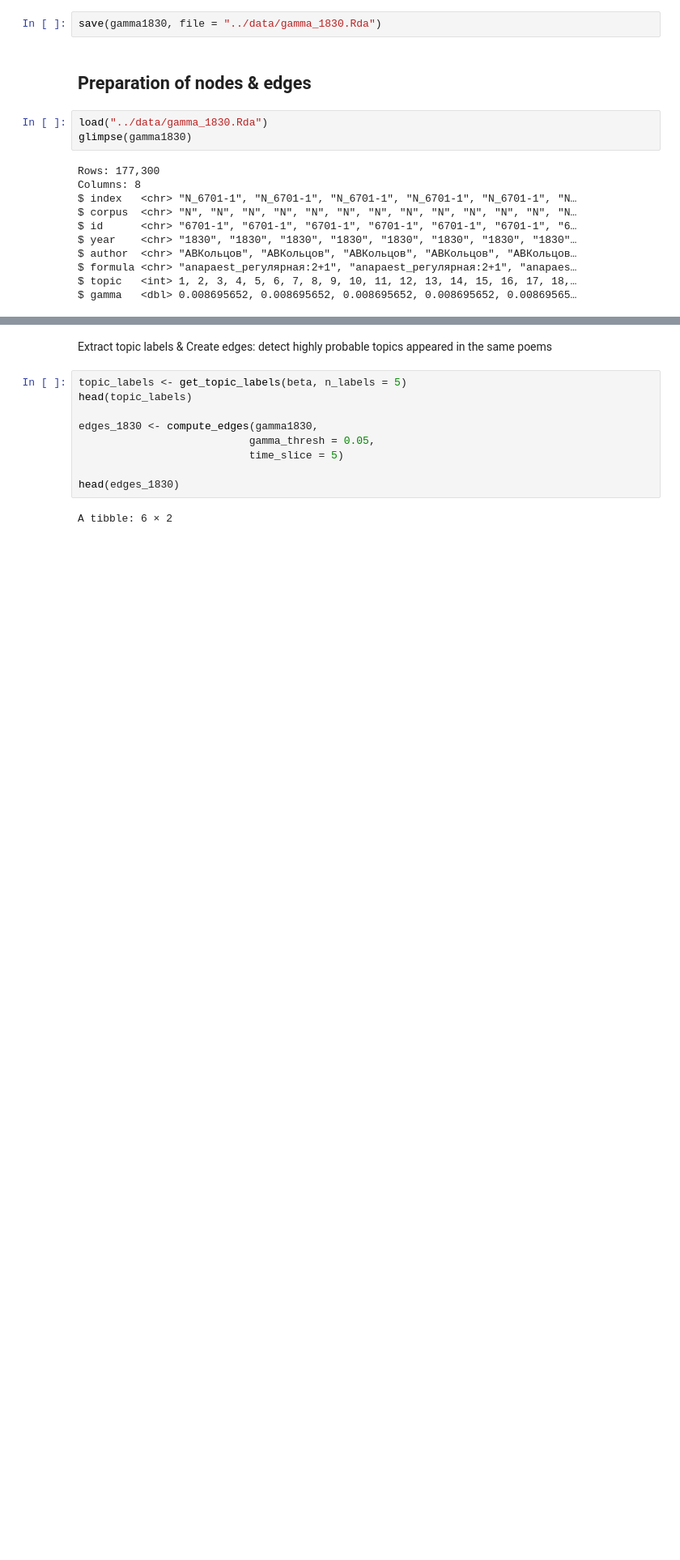
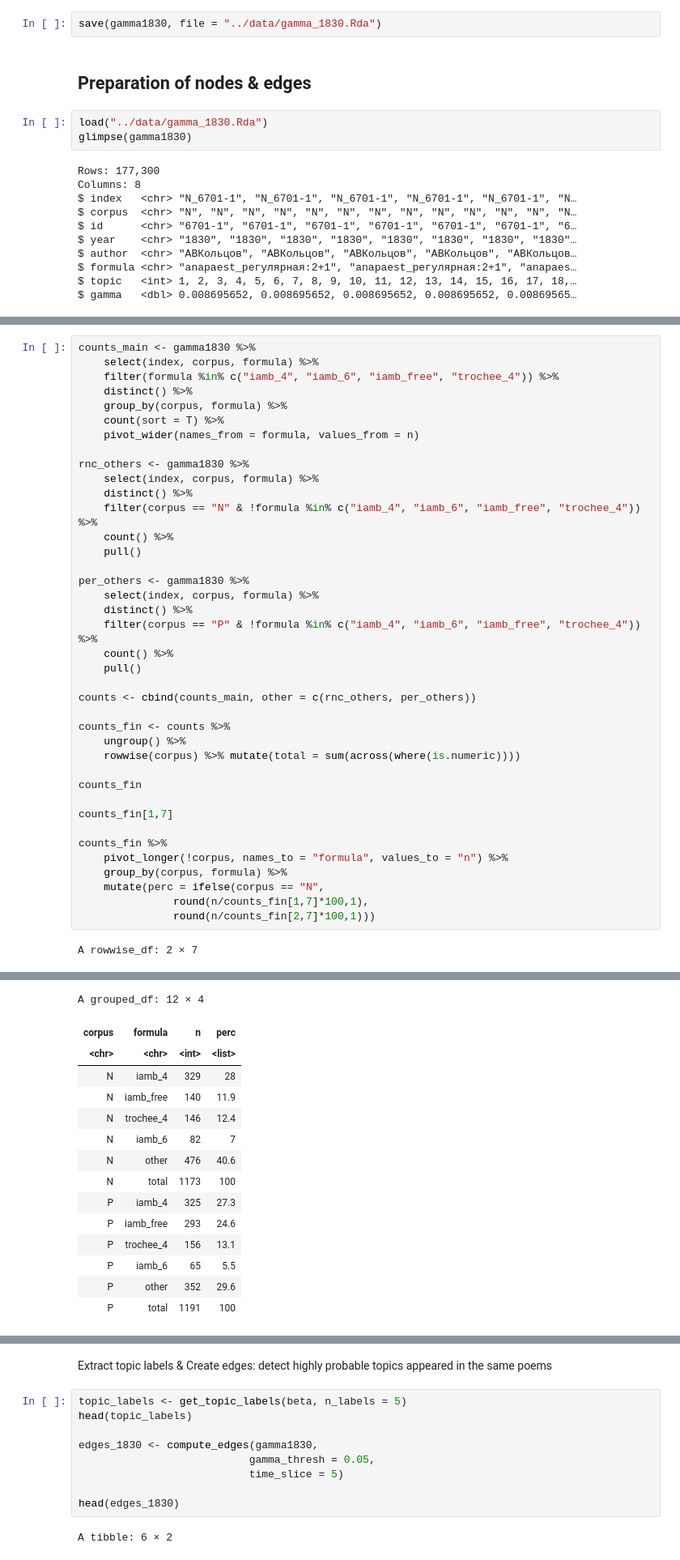
Before and after one commit to tonyamart/iamb_networks, a Jupyter notebook: scr/03_02_Networks_periodicals.ipynb, the cells around one changed output, grey strips where cells are left out. Shown at 81% size. Drawn from its saved outputs; the diff is of its cells as text; blank space fills up the shorter version.

```diff
--- a/scr/03_02_Networks_periodicals.ipynb
+++ b/scr/03_02_Networks_periodicals.ipynb
@@ -268,0 +263,41 @@ A grouped_df: 30 × 3
+# %%
+counts_main <- gamma1830 %>%
+    select(index, corpus, formula) %>%
+    filter(formula %in% c("iamb_4", "iamb_6", "iamb_free", "trochee_4")) %>%
+    distinct() %>%
+    group_by(corpus, formula) %>%
+    count(sort = T) %>%
+    pivot_wider(names_from = formula, values_from = n)
+
+rnc_others <- gamma1830 %>%
+    select(index, corpus, formula) %>%
+    distinct() %>%
+    filter(corpus == "N" & !formula %in% c("iamb_4", "iamb_6", "iamb_free", "trochee_4")) %>%
+    count() %>%
+    pull()
+
+per_others <- gamma1830 %>%
+    select(index, corpus, formula) %>%
+    distinct() %>%
+    filter(corpus == "P" & !formula %in% c("iamb_4", "iamb_6", "iamb_free", "trochee_4")) %>%
+    count() %>%
+    pull()
+
+counts <- cbind(counts_main, other = c(rnc_others, per_others))
+
+counts_fin <- counts %>%
+    ungroup() %>%
+    rowwise(corpus) %>% mutate(total = sum(across(where(is.numeric))))
+
+counts_fin
+
+counts_fin[1,7]
+
+counts_fin %>%
+    pivot_longer(!corpus, names_to = "formula", values_to = "n") %>%
+    group_by(corpus, formula) %>%
+    mutate(perc = ifelse(corpus == "N",
+               round(n/counts_fin[1,7]*100,1),
+               round(n/counts_fin[2,7]*100,1)))
+# %% [output]
+A rowwise_df: 2 × 7
@@ -268,0 +312,15 @@ A grouped_df: 30 × 3
+A grouped_df: 12 × 4
+| corpus | formula | n | perc |
+| <chr> | <chr> | <int> | <list> |
+| N | iamb_4 | 329 | 28 |
+| N | iamb_free | 140 | 11.9 |
+| N | trochee_4 | 146 | 12.4 |
+| N | iamb_6 | 82 | 7 |
+| N | other | 476 | 40.6 |
+| N | total | 1173 | 100 |
+| P | iamb_4 | 325 | 27.3 |
+| P | iamb_free | 293 | 24.6 |
+| P | trochee_4 | 156 | 13.1 |
+| P | iamb_6 | 65 | 5.5 |
+| P | other | 352 | 29.6 |
+| P | total | 1191 | 100 |
```
Also changed, not shown: parts of 5 cells of this notebook, 9 other files.
